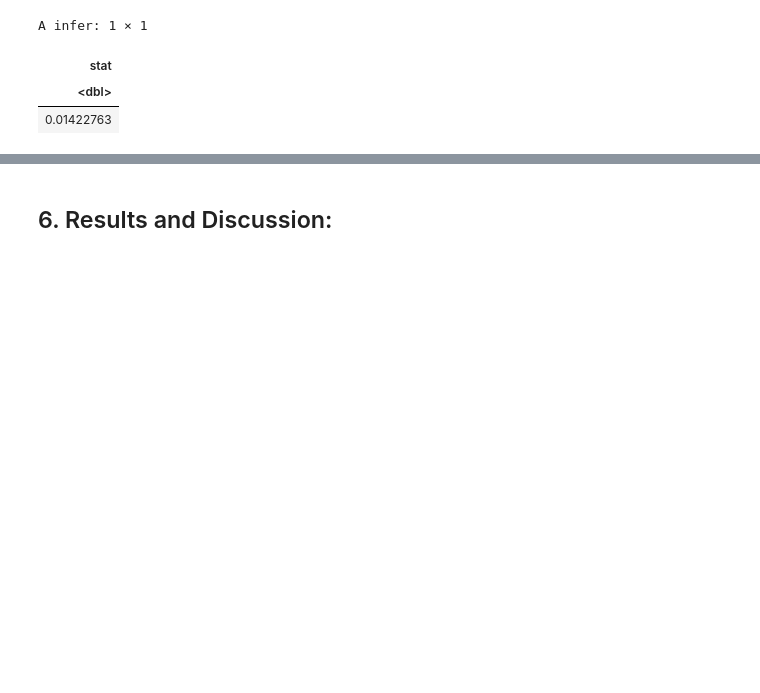
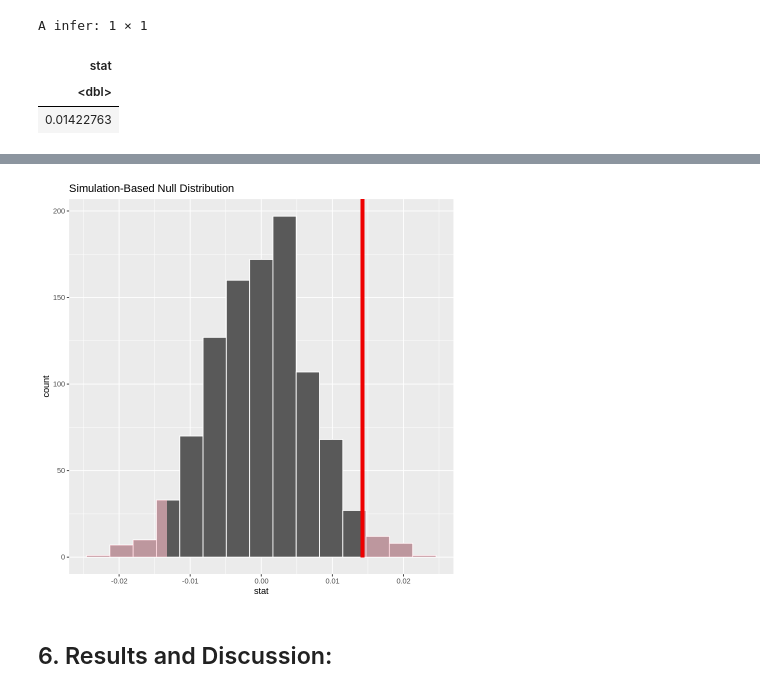
Before and after one commit to theqquach/stat201-project, a Jupyter notebook: Report.ipynb, the cells around one changed output, grey strips where cells are left out. Saved outputs shown, nothing was run; the diff lists cells and outputs as text; code cells hidden in the pictures; blank space fills up the shorter version.

```diff
--- a/Report.ipynb
+++ b/Report.ipynb
@@ -162,3 +164,8 @@ p_value
+# %%
+visualize(null_model)+
+shade_p_value(obs_stat = obs_diff_prop, direction = "both")
+# %% [output]
+[figure, added]
 # %% [markdown]
 ## 6. Results and Discussion:
 # %% [markdown]
```
Also changed, not shown: parts of 2 cells of this notebook.
